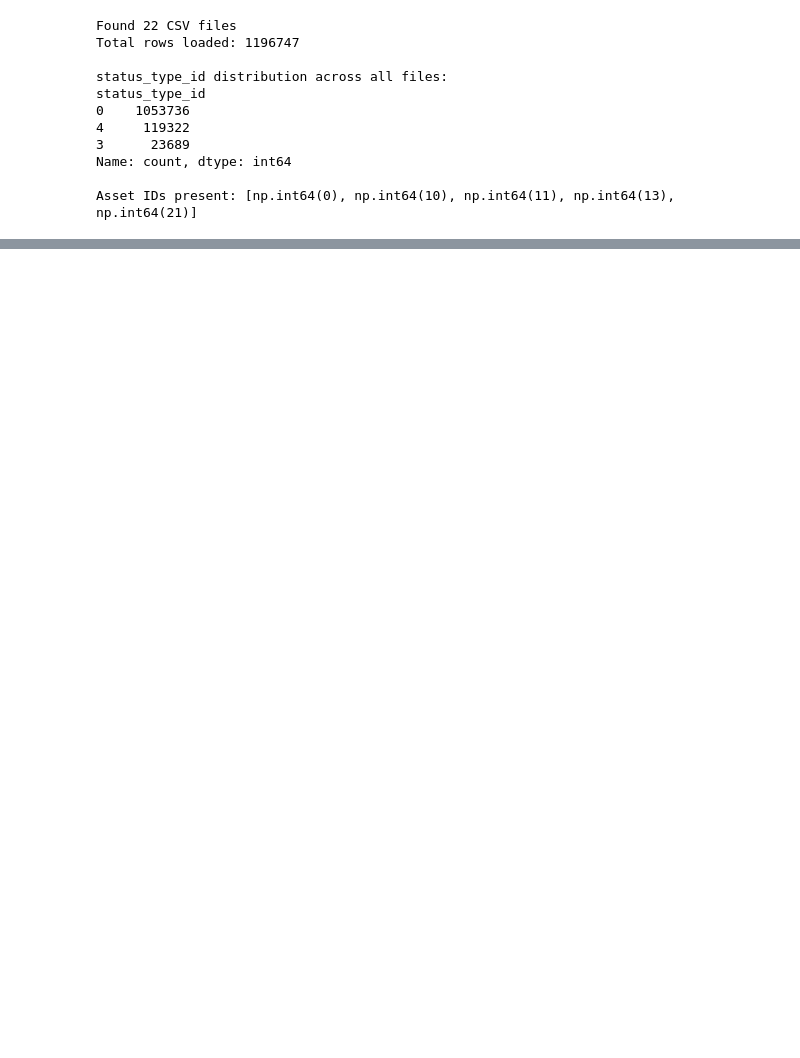
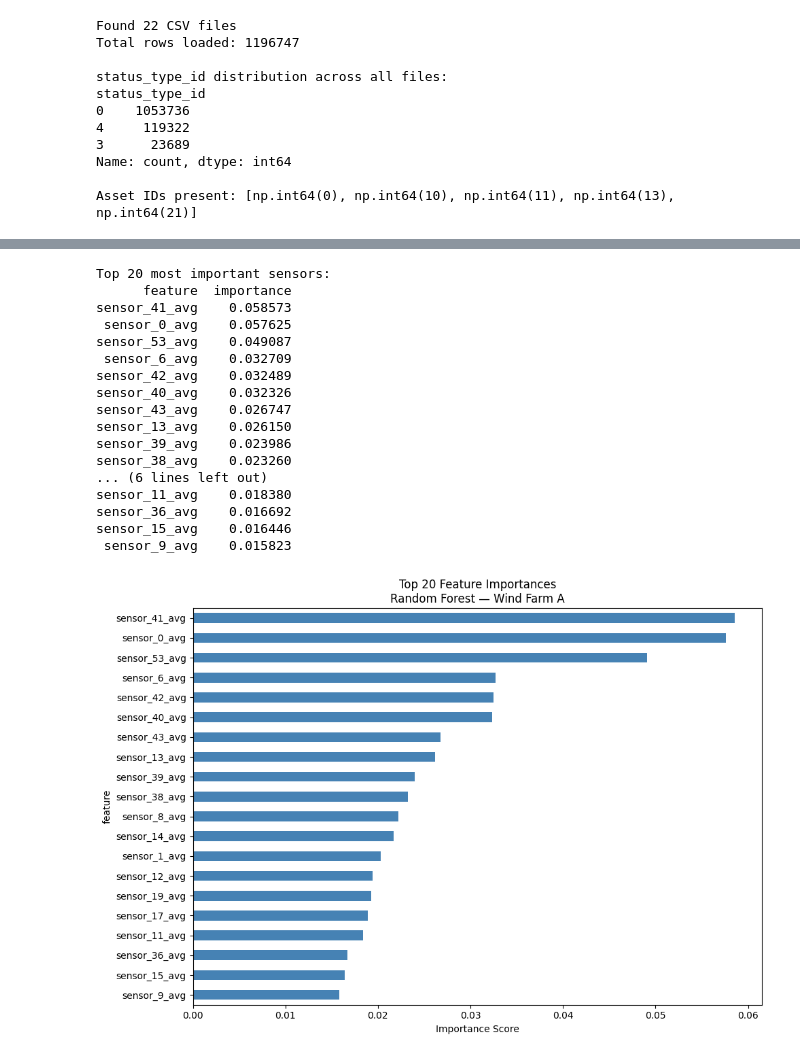
Before and after one commit to NateBartek/EnbridgeWindTurbines, a Jupyter notebook: notebooks/WindfarmsA.ipynb, the cells around one changed output, grey strips where cells are left out. Drawn from its saved outputs; the diff is of its cells as text; code cells hidden in the pictures; blank space fills up the shorter version.

```diff
--- a/notebooks/WindfarmsA.ipynb
+++ b/notebooks/WindfarmsA.ipynb
@@ -34,0 +131,40 @@ Asset IDs present: [np.int64(0), np.int64(10), np.int64(11), np.int64(13), np.in
+# %%
+import pandas as pd
+import matplotlib.pyplot as plt
+
+# Build importance dataframe
+importances = pd.DataFrame({
+    'feature': X.columns,
+    'importance': rf.feature_importances_
+}).sort_values('importance', ascending=False)
+
+print("Top 20 most important sensors:")
+print(importances.head(20).to_string(index=False))
+
+# Plot top 20
+fig, ax = plt.subplots(figsize=(10, 7))
+importances.head(20).plot.barh(x='feature', y='importance', ax=ax, legend=False, color='steelblue')
+ax.invert_yaxis()
+ax.set_xlabel('Importance Score')
+ax.set_title('Top 20 Feature Importances\nRandom Forest — Wind Farm A')
+plt.tight_layout()
+plt.show()
+# %% [output]
+Top 20 most important sensors:
+      feature  importance
+sensor_41_avg    0.058573
+ sensor_0_avg    0.057625
+sensor_53_avg    0.049087
+ sensor_6_avg    0.032709
+sensor_42_avg    0.032489
+sensor_40_avg    0.032326
+sensor_43_avg    0.026747
+sensor_13_avg    0.026150
+sensor_39_avg    0.023986
+sensor_38_avg    0.023260
+... (6 lines left out)
+sensor_11_avg    0.018380
+sensor_36_avg    0.016692
+sensor_15_avg    0.016446
+ sensor_9_avg    0.015823
+[figure, added]
```
Also changed, not shown: parts of 4 cells of this notebook.
